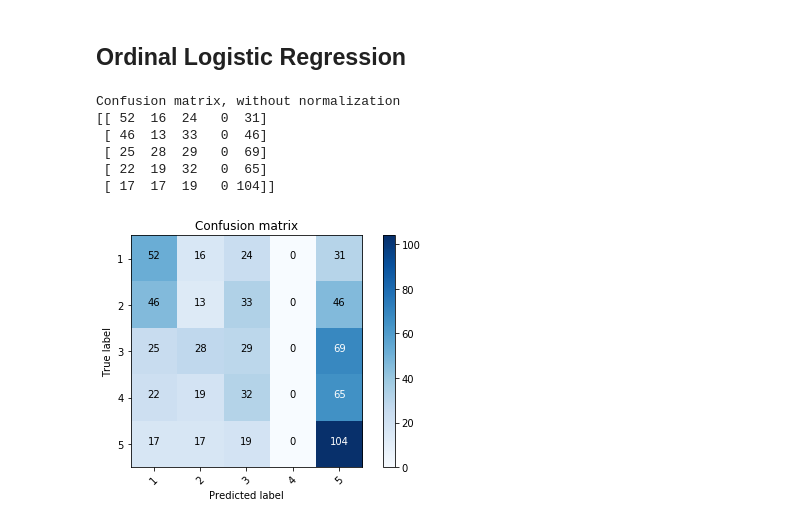
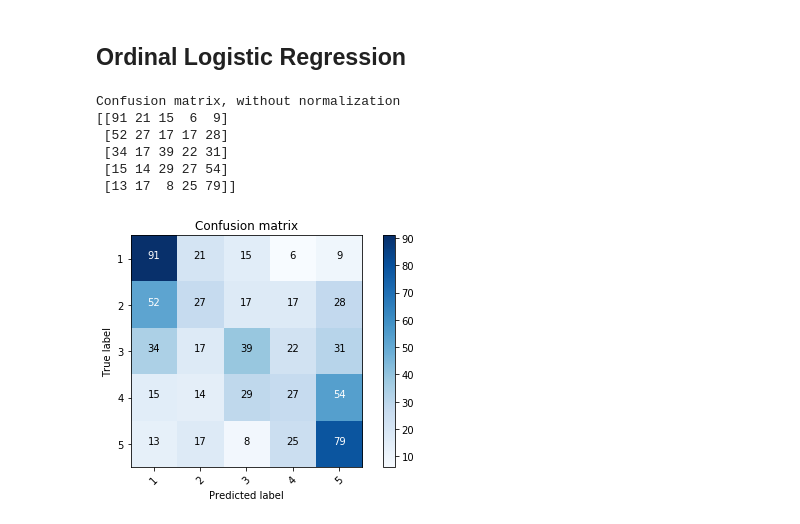
Before and after one commit to raulds77/inference_project, a Jupyter notebook: Observable PCA.ipynb, the cells around one changed output. Drawn from its saved outputs; the diff is of its cells as text; code cells hidden in the pictures.

```diff
--- a/Observable PCA.ipynb
+++ b/Observable PCA.ipynb
@@ -152,11 +171,21 @@ Parents' advice
 # %%
 #pip intall mord
 
-y_true = np.array( list(map(int,personality['Writing notes'] ))) # test_y
+y_true = np.array( y_pca1)  # np.array( list(map(int,personality['Writing notes'] ))) # test_y
+x_fit = np.concatenate( [ pca_proj['interests'][:,:10] , pca_proj['music'][:,:5] , pca_proj['movies'][:,:4]   ], axis=1)
+
 
 ord_logit = mord.LogisticIT(alpha=1.0)
-ord_logit.fit(X = pca_proj['music'][:,:10] , y = y_true )
+ord_logit.fit(X = x_fit, y = y_true )
 
-y_pred = ord_logit.predict(pca_proj['music'][:,:10])
+y_pred = ord_logit.predict(x_fit)
 
-plot_confusion_matrix( confusion_matrix( y_true , y_pred ) , classes=[1,2,3,4,5]
+plot_confusion_matrix( confusion_matrix( y_true , y_pred ) , classes=[1,2,3,4,5] )
+# %% [output]
+Confusion matrix, without normalization
+[[91 21 15  6  9]
+ [52 27 17 17 28]
+ [34 17 39 22 31]
+ [15 14 29 27 54]
+ [13 17  8 25 79]]
+[figure, added]
@@ -198,10 +191,0 @@ def plot_confusion_matrix(cm, classes,
-# %%
-plot_confusion_matrix( confusion_matrix( y_true , y_pred ) , classes=[1,2,3,4,5])
-# %% [output]
-Confusion matrix, without normalization
-[[ 52  16  24   0  31]
- [ 46  13  33   0  46]
- [ 25  28  29   0  69]
- [ 22  19  32   0  65]
- [ 17  17  19   0 104]]
-[figure, removed]
```
Also changed, not shown: parts of 3 cells of this notebook, 1 other file.
